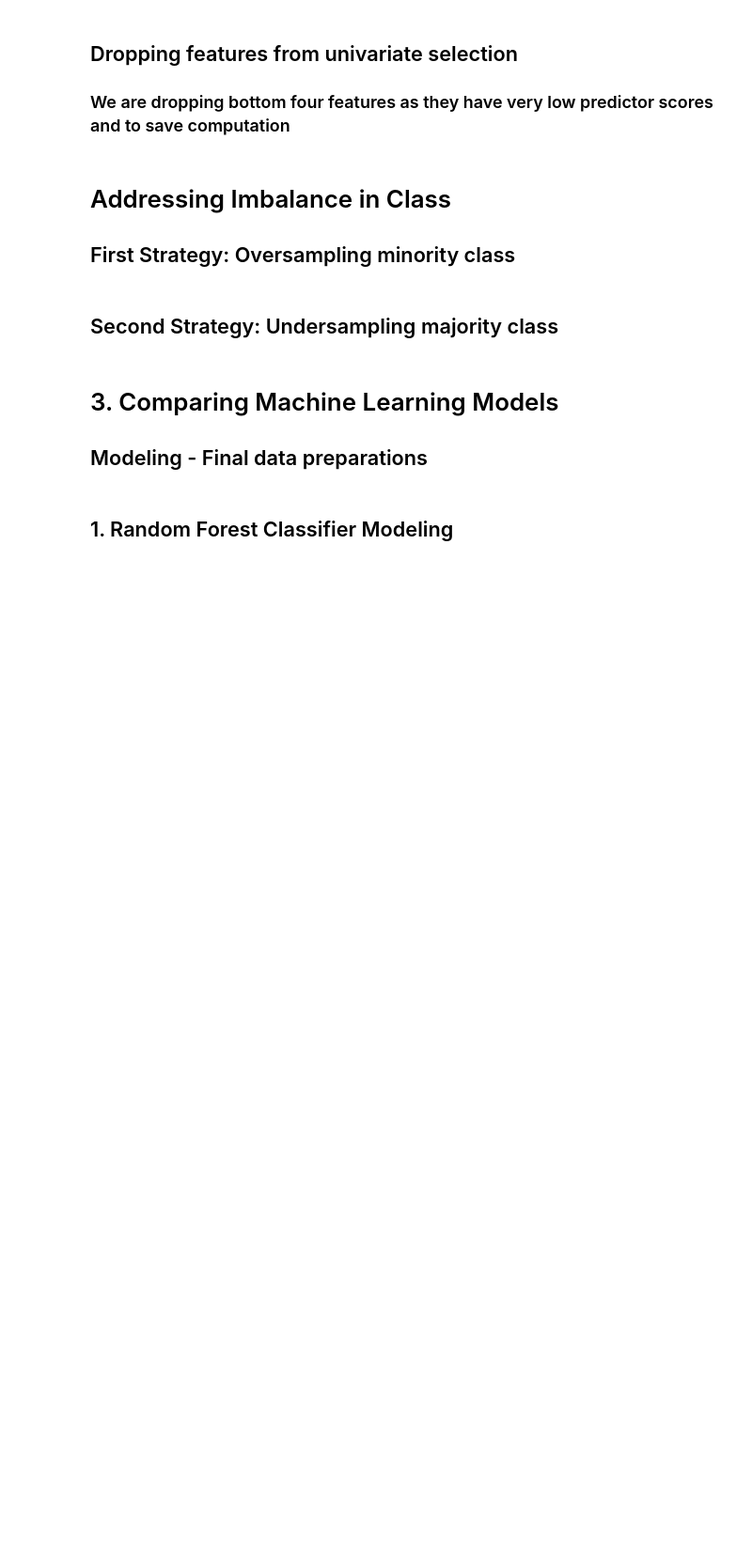
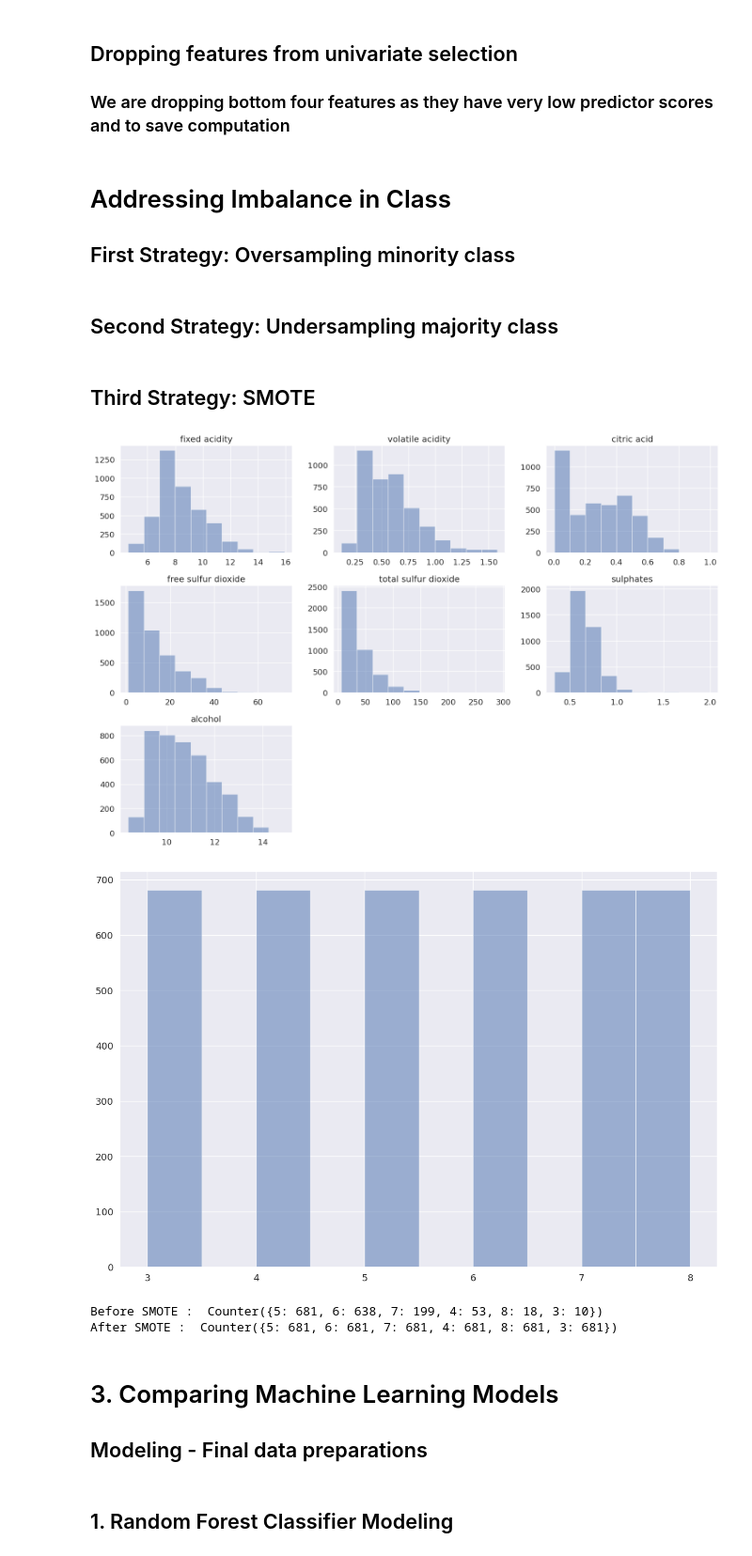
Before and after one commit to bendjko/ESE-417-Final-Project, a Jupyter notebook: FinalProject.ipynb, the cells around one changed output. Shown at 94% size. Saved outputs shown, nothing was run; the diff lists cells and outputs as text; code cells hidden in the pictures; blank space fills up the shorter version.

```diff
--- a/FinalProject.ipynb
+++ b/FinalProject.ipynb
@@ -112,10 +174,15 @@ print(predScores.nlargest(11,'Score'))
 ### We are dropping bottom four features as they have very low predictor scores and to save computation
 # %%
 #Drop the bottom four features (smallest score)
-wineData = wineData.drop('density', 1)
-wineData = wineData.drop('pH', 1)
-wineData = wineData.drop('chlorides', 1)
-wineData = wineData.drop('residual sugar', 1)
+wineData = wineData.drop(['density'], axis=1)
+wineData = wineData.drop(['pH'], axis=1)
+wineData = wineData.drop(['chlorides'], axis=1)
+wineData = wineData.drop(['residual sugar'], axis=1)
+wineData
+
+# wineData = wineData.drop('pH', 1)
+# wineData = wineData.drop('chlorides', 1)
+# wineData = wineData.drop('residual sugar', 1)
 
 X = wineData.loc[:, 'fixed acidity':'alcohol']
 y = wineData['quality']
@@ -133,3 +205,27 @@ X_over, y_over = oversample.fit_resample(X, y)
+# %% [markdown]
+## Third Strategy: SMOTE
+# %%
+from imblearn.over_sampling import SMOTE
+smoteOversample = SMOTE()
+X_smote, y_smote = smoteOversample.fit_resample(X, y)
+
+#Plotting histogram of each variable
+X_smote.hist(alpha=0.5, figsize=(15, 10))
+
+plt.tight_layout()
+plt.show()
+
+y_smote.hist(alpha=0.5, figsize=(15, 10))
+plt.show()
+
+from collections import Counter
+print("Before SMOTE : ", Counter(y))
+print("After SMOTE : ", Counter(y_smote))
+# %% [output]
+[figure, added]
+[figure, added]
+Before SMOTE :  Counter({5: 681, 6: 638, 7: 199, 4: 53, 8: 18, 3: 10})
+After SMOTE :  Counter({5: 681, 6: 681, 7: 681, 4: 681, 8: 681, 3: 681})
 # %% [markdown]
 # 3. Comparing Machine Learning Models
 
```
Also changed, not shown: parts of 8 cells of this notebook.
